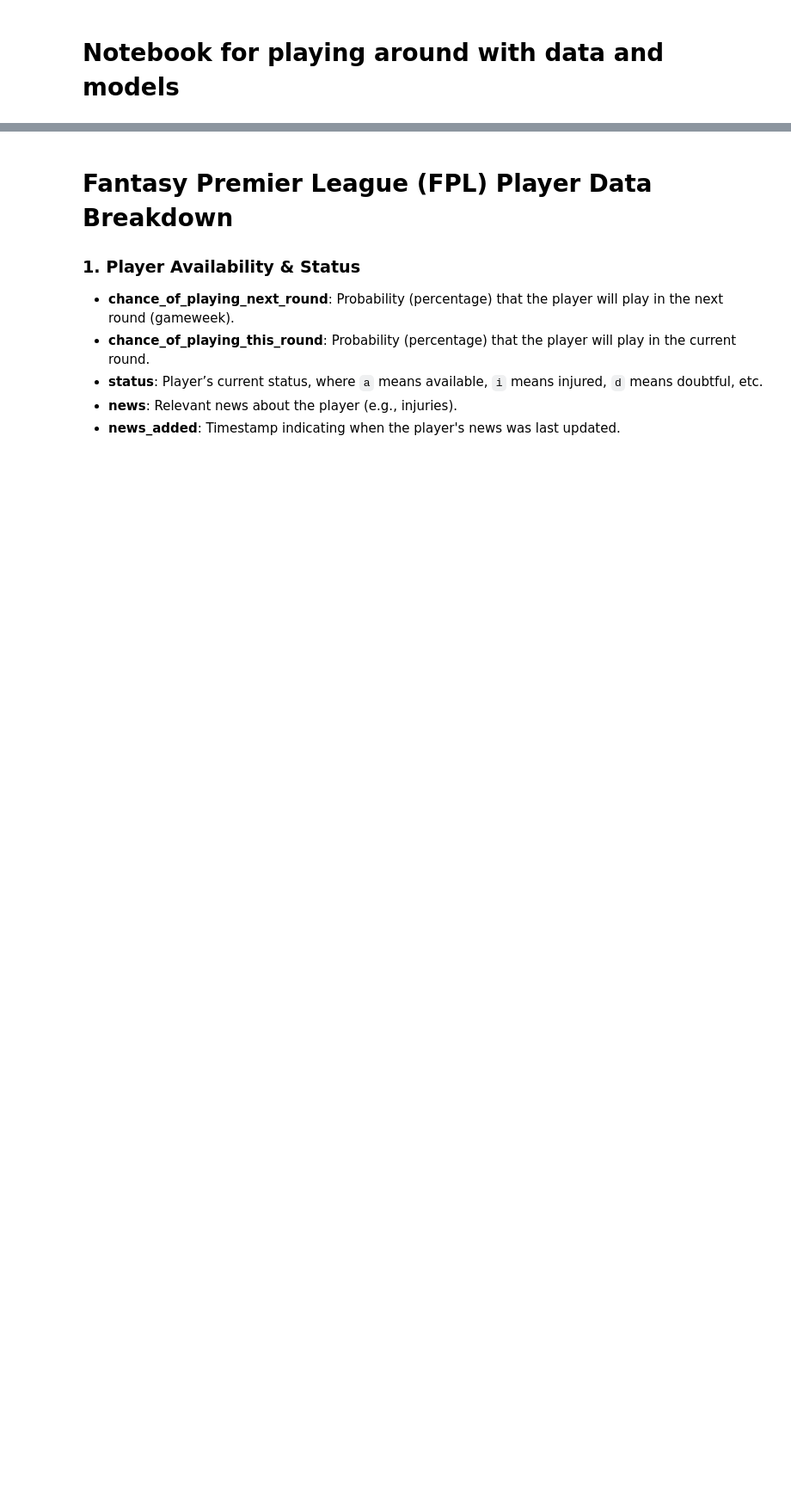
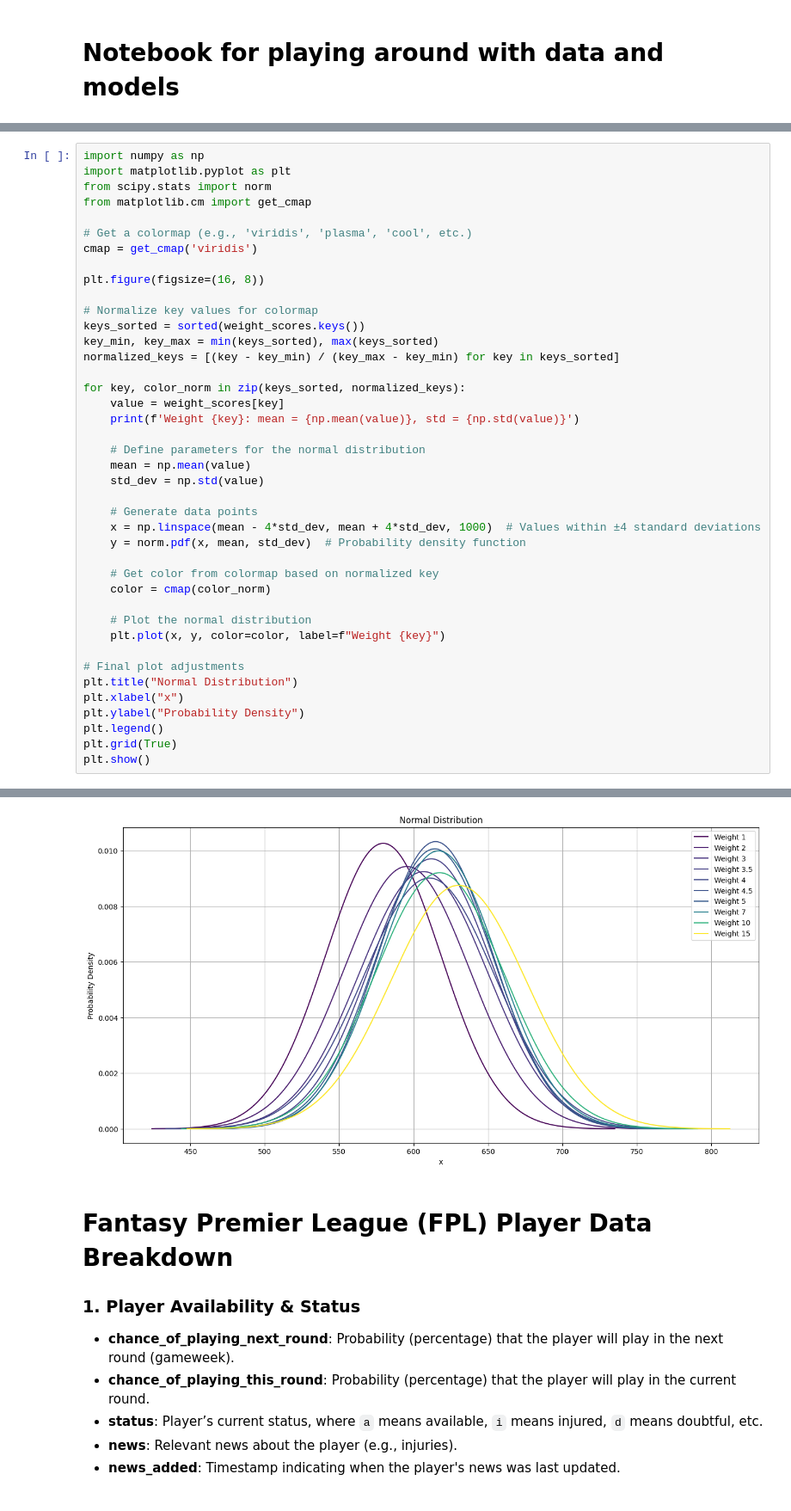
Before and after one commit to Jakob-F/FPL-AI, a Jupyter notebook: Untitled.ipynb, the cells around one changed output, grey strips where cells are left out. Shown: that part at 86% size. Cells and saved outputs as stored; diff of their text form; blank space fills up the shorter version.

```diff
--- a/Untitled.ipynb
+++ b/Untitled.ipynb
@@ -17,0 +75,42 @@ from sklearn.preprocessing import StandardScaler
+# %%
+import numpy as np
+import matplotlib.pyplot as plt
+from scipy.stats import norm
+from matplotlib.cm import get_cmap
+
+# Get a colormap (e.g., 'viridis', 'plasma', 'cool', etc.)
+cmap = get_cmap('viridis')
+
+plt.figure(figsize=(16, 8))
+
+# Normalize key values for colormap
+keys_sorted = sorted(weight_scores.keys())
+key_min, key_max = min(keys_sorted), max(keys_sorted)
+normalized_keys = [(key - key_min) / (key_max - key_min) for key in keys_sorted]
+
+for key, color_norm in zip(keys_sorted, normalized_keys):
+    value = weight_scores[key]
+    print(f'Weight {key}: mean = {np.mean(value)}, std = {np.std(value)}')
+
+    # Define parameters for the normal distribution
+    mean = np.mean(value)
+    std_dev = np.std(value)
+
+    # Generate data points
+    x = np.linspace(mean - 4*std_dev, mean + 4*std_dev, 1000)  # Values within ±4 standard deviations
+    y = norm.pdf(x, mean, std_dev)  # Probability density function
+
+    # Get color from colormap based on normalized key
+    color = cmap(color_norm)
+
+    # Plot the normal distribution
+    plt.plot(x, y, color=color, label=f"Weight {key}")
+
+# Final plot adjustments
+plt.title("Normal Distribution")
+plt.xlabel("x")
+plt.ylabel("Probability Density")
+plt.legend()
+plt.grid(True)
+plt.show()
+# %% [output]
@@ -18,3 +127,4 @@ from sklearn.preprocessing import StandardScaler
+[figure, added]
 # %% [markdown]
 # Fantasy Premier League (FPL) Player Data Breakdown
 
```
Also changed, not shown: parts of 5 cells of this notebook.
